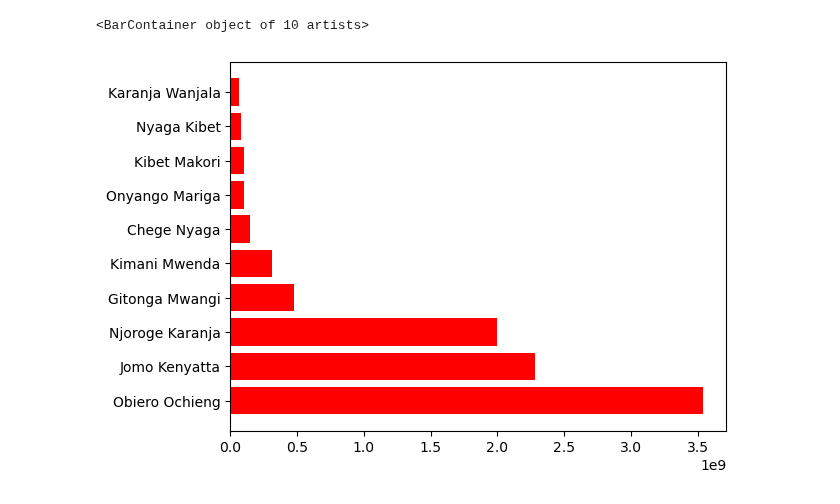
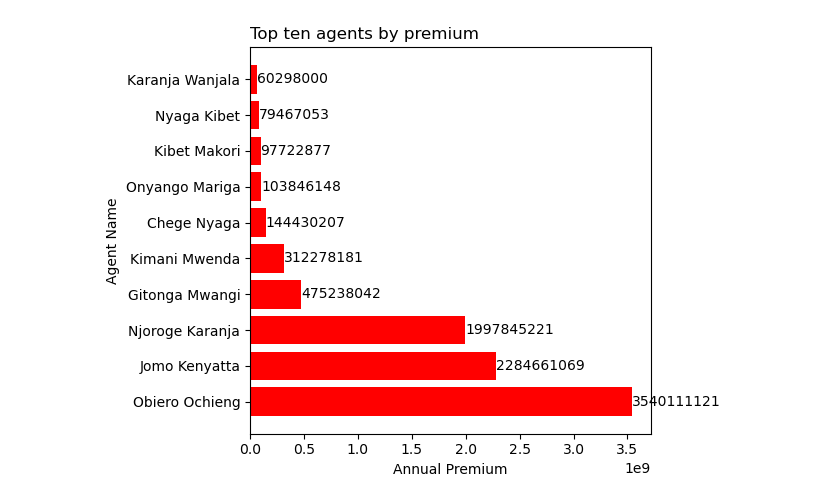
Before and after one commit to claudiahW/LuxDev, a Jupyter notebook: Tueswk2.ipynb, the cells around one changed output. Drawn from its saved outputs; the diff is of its cells as text; code cells hidden in the pictures.

Commit message:
write a for loop to go through the top ten agents in the column

```diff
--- a/Tueswk2.ipynb
+++ b/Tueswk2.ipynb
@@ -55,7 +39,17 @@ plt.figure(figsize=(8,5))
-# %%
-#plot horizontal bar
-
-plt.barh(top_10_agents['Agent_name'],top_10_agents['Annual_Premium'], color ='red')
-# %% [output]
-<BarContainer object of 10 artists>
-[figure, removed]
+# %%
+#plot horizontal bar
+
+plt.barh(top_10_agents['Agent_name'],top_10_agents['Annual_Premium'], color ='red')
+
+plt.title('Top ten agents by premium', loc="left")
+plt.xlabel('Annual Premium')
+plt.ylabel('Agent Name')
+
+# write a for loop to go through the top ten agents in the column
+
+for index, value in enumerate(top_10_agents['Annual_Premium']):
+    plt.text(value + 200, index, str(value), va = 'center')
+plt.tight_layout()
+plt.show()
+# %% [output]
+[figure, added]
```
Also changed, not shown: parts of 2 cells of this notebook.
